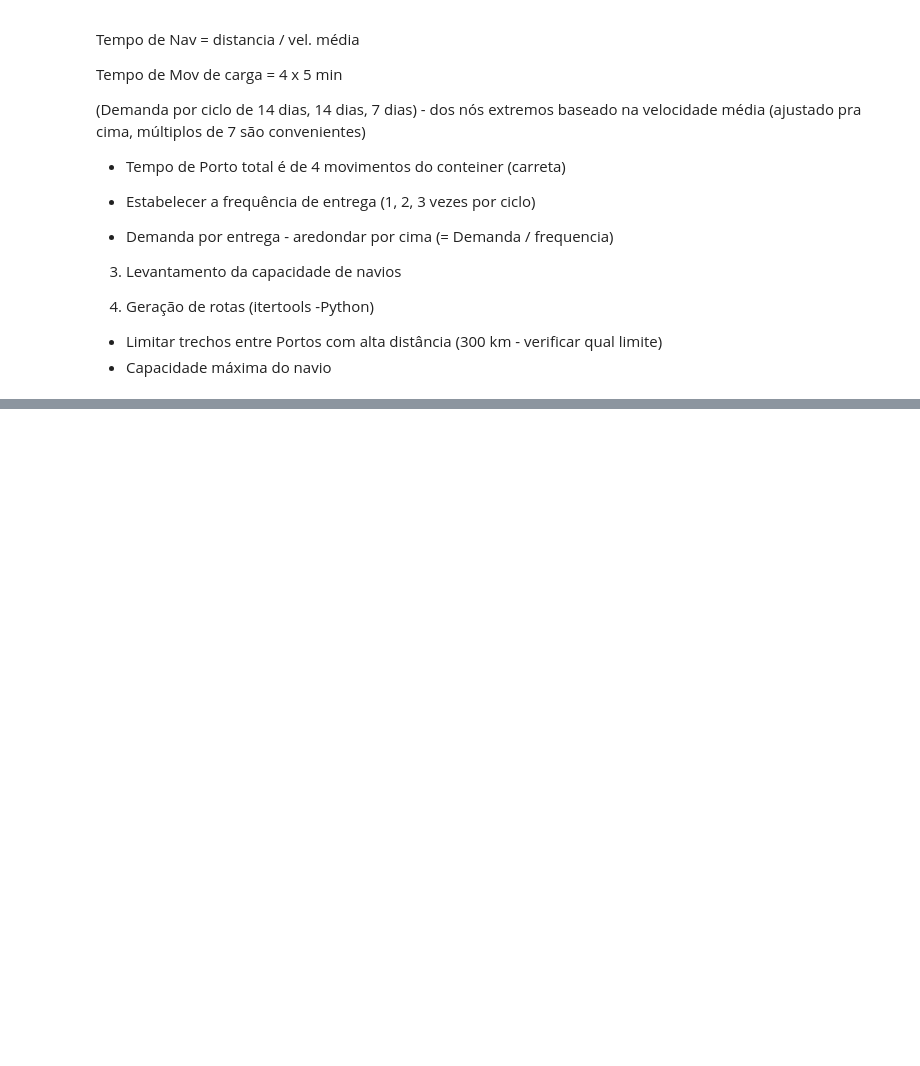
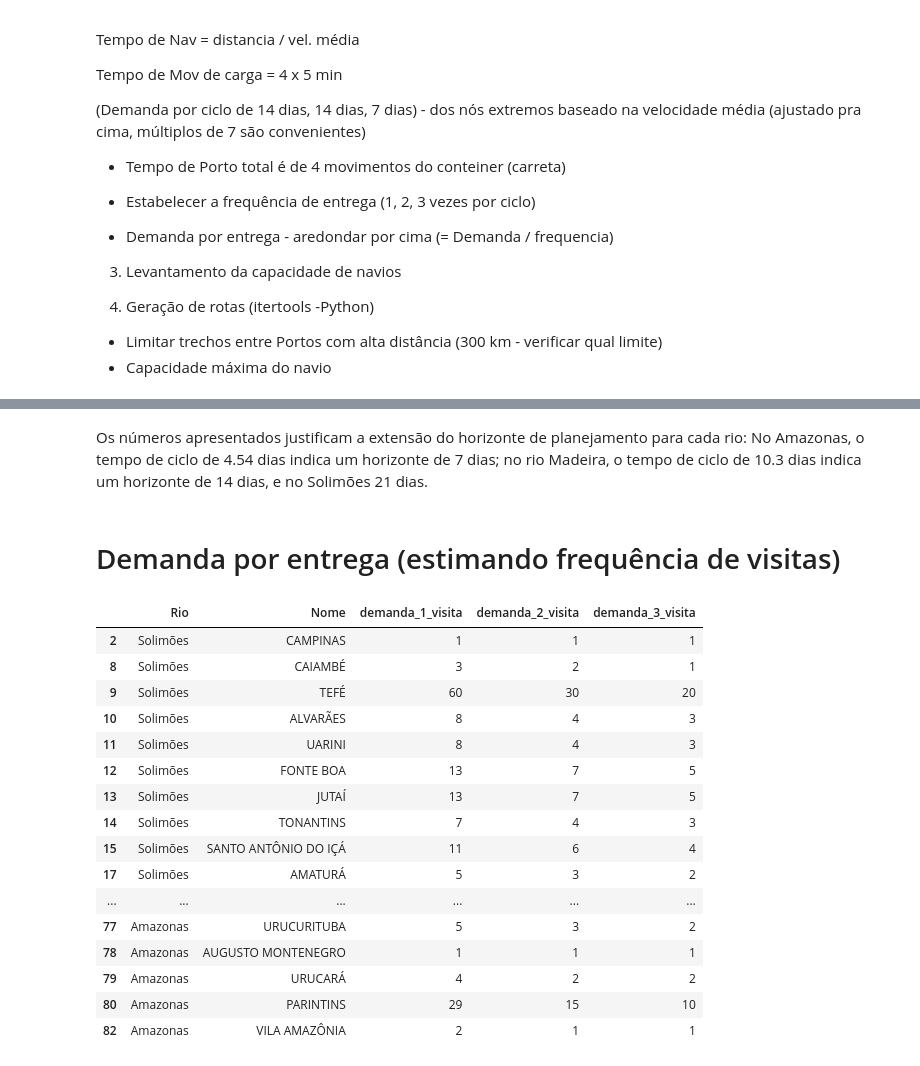
Before and after one commit to guidurbano/tcc-GNL-amazon, a Jupyter notebook: notebooks/demand_SI_AM.ipynb, the cells around one changed output, grey strips where cells are left out. Saved outputs shown, nothing was run; the diff lists cells and outputs as text; code cells hidden in the pictures; blank space fills up the shorter version.

```diff
--- a/notebooks/demand_SI_AM.ipynb
+++ b/notebooks/demand_SI_AM.ipynb
@@ -383,0 +327,5 @@ Tempo de ciclo: 313.29 [h] ou 13.05 [dias]
+# %%
+# Dataframe com apenas localidades consideradas e rios
+rios = ['Amazonas', 'Madeira', 'Solimões']
+df_sample = df[(df.Considerar == 1) & (df.Rio.isin(rios))]
+df_sample = df_sample[['Rio', 'Nome', 'Conteineres/Ano']]
@@ -383,0 +391,12 @@ Tempo de ciclo: 313.29 [h] ou 13.05 [dias]
+# %% [markdown]
+Os números apresentados justificam a extensão do horizonte de planejamento para cada rio: No Amazonas, o tempo de ciclo de 4.54 dias indica um horizonte de 7 dias; no rio Madeira,  o tempo de ciclo de 10.3 dias indica um horizonte de 14 dias, e no Solimões 21 dias.
+# %% [markdown]
+# Demanda por entrega (estimando frequência de visitas)
+# %%
+def _tempo_de_ciclo(data):
+    if data == 'Amazonas':
+        return 7
+    if data == 'Madeira':
+        return 14
+    if data == 'Solimões':
+        return 21
@@ -383,0 +405,27 @@ Tempo de ciclo: 313.29 [h] ou 13.05 [dias]
+# %%
+df_sample['demanda_por_ciclo'] = (df_sample['Conteineres/Ano'] / (12 * 30) * df_sample['tempo_ciclo'] ).apply(m.ceil)
+
+# Simulando 1, 2 ou 3 visitas por ciclo (para ver as aderencias e definir)
+freqs_possiveis = [1, 2, 3]
+for f in freqs_possiveis:
+    df_sample[f'demanda_{f}_visita'] = (df_sample['demanda_por_ciclo'] / f).apply(m.ceil)
+
+df_sample[['Rio', 'Nome','demanda_1_visita', 'demanda_2_visita', 'demanda_3_visita']]
+# %% [output]
+|  | Rio | Nome | demanda_1_visita | demanda_2_visita | demanda_3_visita |
+| 2 | Solimões | CAMPINAS | 1 | 1 | 1 |
+| 8 | Solimões | CAIAMBÉ | 3 | 2 | 1 |
+| 9 | Solimões | TEFÉ | 60 | 30 | 20 |
+| 10 | Solimões | ALVARÃES | 8 | 4 | 3 |
+| 11 | Solimões | UARINI | 8 | 4 | 3 |
+| 12 | Solimões | FONTE BOA | 13 | 7 | 5 |
+| 13 | Solimões | JUTAÍ | 13 | 7 | 5 |
+| 14 | Solimões | TONANTINS | 7 | 4 | 3 |
+| 15 | Solimões | SANTO ANTÔNIO DO IÇÁ | 11 | 6 | 4 |
+| 17 | Solimões | AMATURÁ | 5 | 3 | 2 |
+| ... | ... | ... | ... | ... | ... |
+| 77 | Amazonas | URUCURITUBA | 5 | 3 | 2 |
+| 78 | Amazonas | AUGUSTO MONTENEGRO | 1 | 1 | 1 |
+| 79 | Amazonas | URUCARÁ | 4 | 2 | 2 |
+| 80 | Amazonas | PARINTINS | 29 | 15 | 10 |
+| 82 | Amazonas | VILA AMAZÔNIA | 2 | 1 | 1 |
```
Also changed, not shown: parts of 21 cells of this notebook.
